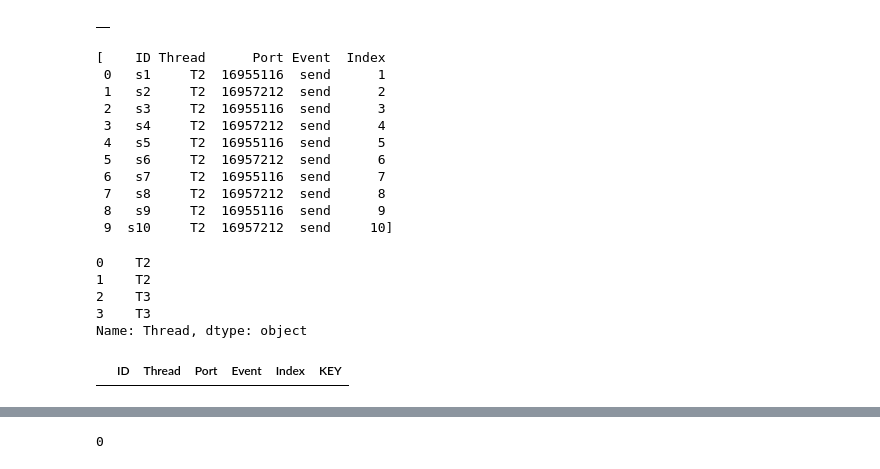
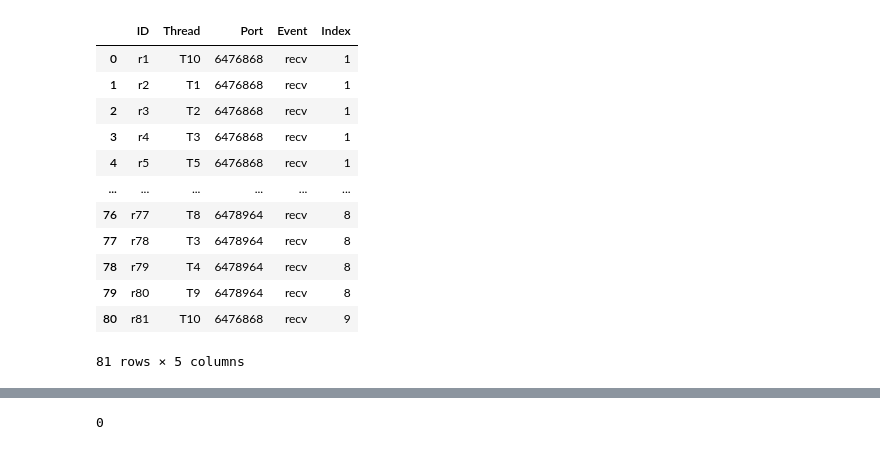
Before and after one commit to fswu0831/RTOS_sample_Algorithm, a Jupyter notebook: pro_env.ipynb, the cells around one changed output, grey strips where cells are left out. Drawn from its saved outputs; the diff is of its cells as text; code cells hidden in the pictures.

```diff
--- a/pro_env.ipynb
+++ b/pro_env.ipynb
@@ -115,18 +140,0 @@ _os_.save_file(RESULTS_FILE_NAME,results_path,pre_results,new_results)
-# %%
-table
-# %% [output]
-|  |
-# %%
-Qs
-# %% [output]
-[    ID Thread      Port Event  Index
- 0   s1     T2  16955116  send      1
- 1   s2     T2  16957212  send      2
- 2   s3     T2  16955116  send      3
- 3   s4     T2  16957212  send      4
- 4   s5     T2  16955116  send      5
- 5   s6     T2  16957212  send      6
- 6   s7     T2  16955116  send      7
- 7   s8     T2  16957212  send      8
- 8   s9     T2  16955116  send      9
- 9  s10     T2  16957212  send     10]
@@ -133,8 +158,16 @@ Qs
 # %%
-Qr[0].Thread
+Qr[0]
 # %% [output]
+|  | ID | Thread | Port | Event | Index |
+| 0 | r1 | T10 | 6476868 | recv | 1 |
+| 1 | r2 | T1 | 6476868 | recv | 1 |
+| 2 | r3 | T2 | 6476868 | recv | 1 |
+| 3 | r4 | T3 | 6476868 | recv | 1 |
+| 4 | r5 | T5 | 6476868 | recv | 1 |
+| ... | ... | ... | ... | ... | ... |
+| 76 | r77 | T8 | 6478964 | recv | 8 |
+| 77 | r78 | T3 | 6478964 | recv | 8 |
+| 78 | r79 | T4 | 6478964 | recv | 8 |
+| 79 | r80 | T9 | 6478964 | recv | 8 |
+| 80 | r81 | T10 | 6476868 | recv | 9 |
-0    T2
-1    T2
-2    T3
-3    T3
-Name: Thread, dtype: object
+81 rows × 5 columns
@@ -151,4 +173,0 @@ array=Q[((Q.Thread==T[i]) & (Q.Port==V[l])) | ((Q.Thread==T[j]) &(Q.Port==V[l]))
-# %%
-array
-# %% [output]
-|  | ID | Thread | Port | Event | Index | KEY |
```
Also changed, not shown: parts of 16 cells of this notebook, 8 other files.
